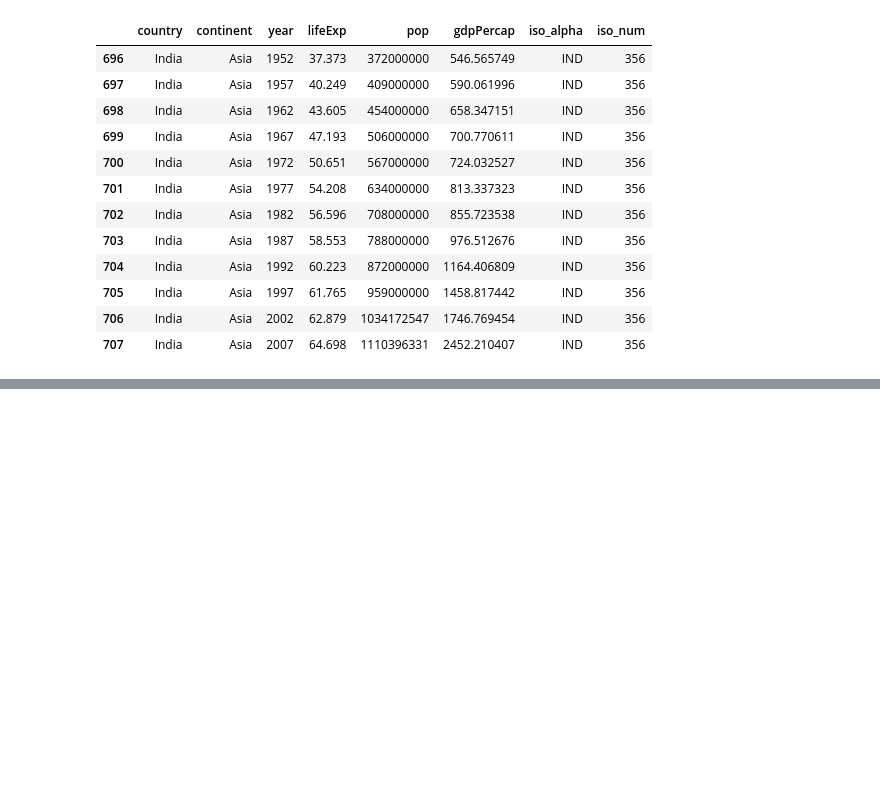
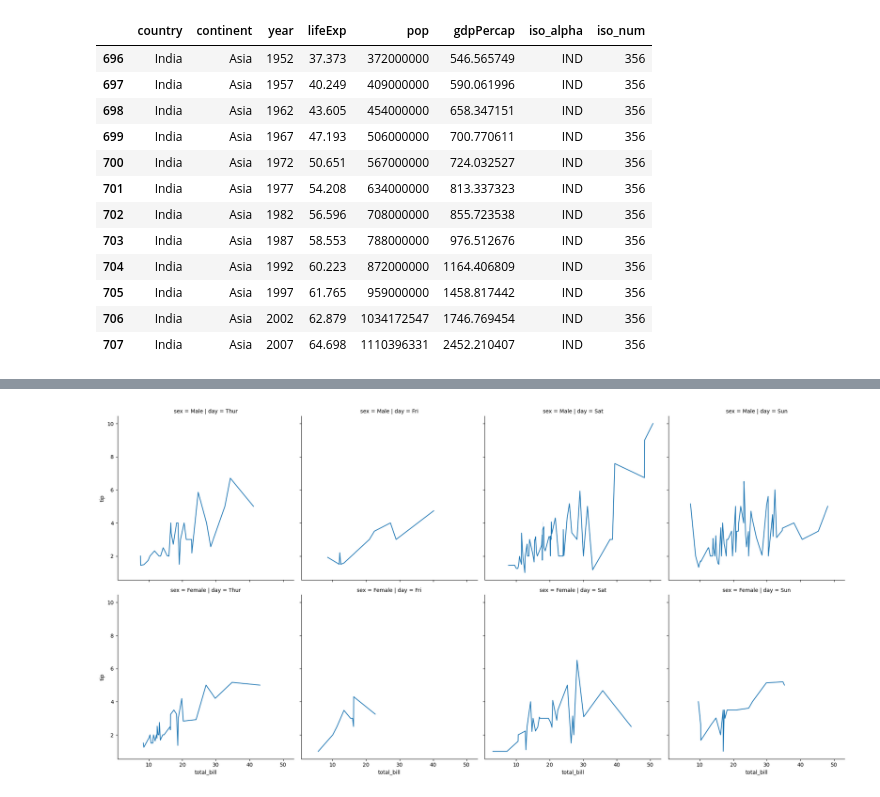
Before and after one commit to rushibankar3/data_analysis01, a Jupyter notebook: Seaborn/Seaborn.ipynb, the cells around one changed output, grey strips where cells are left out. Cells and saved outputs as stored; diff of their text form; code cells hidden in the pictures; blank space fills up the shorter version.

```diff
--- a/Seaborn/Seaborn.ipynb
+++ b/Seaborn/Seaborn.ipynb
@@ -53,0 +100,5 @@ temp_df
+# %%
+sns.relplot(data=tips,x='total_bill',y='tip',kind='line',col='day',row='sex')
+plt.show()
+# %% [output]
+[figure, added]
```
Also changed, not shown: parts of 24 cells of this notebook.
